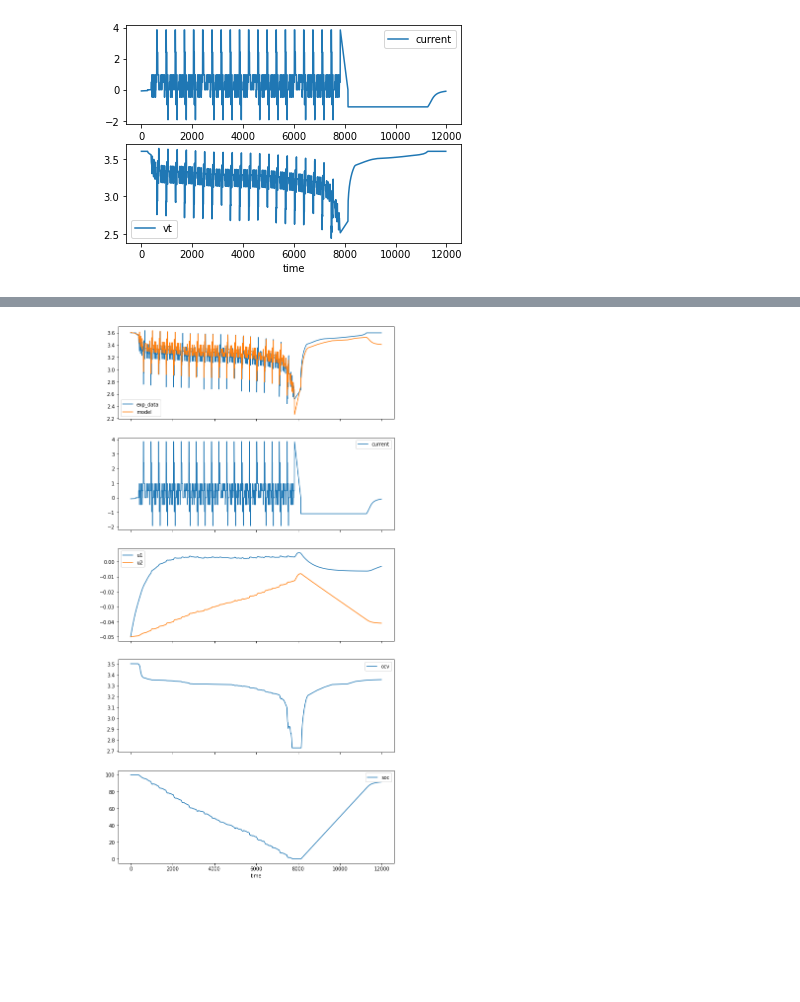
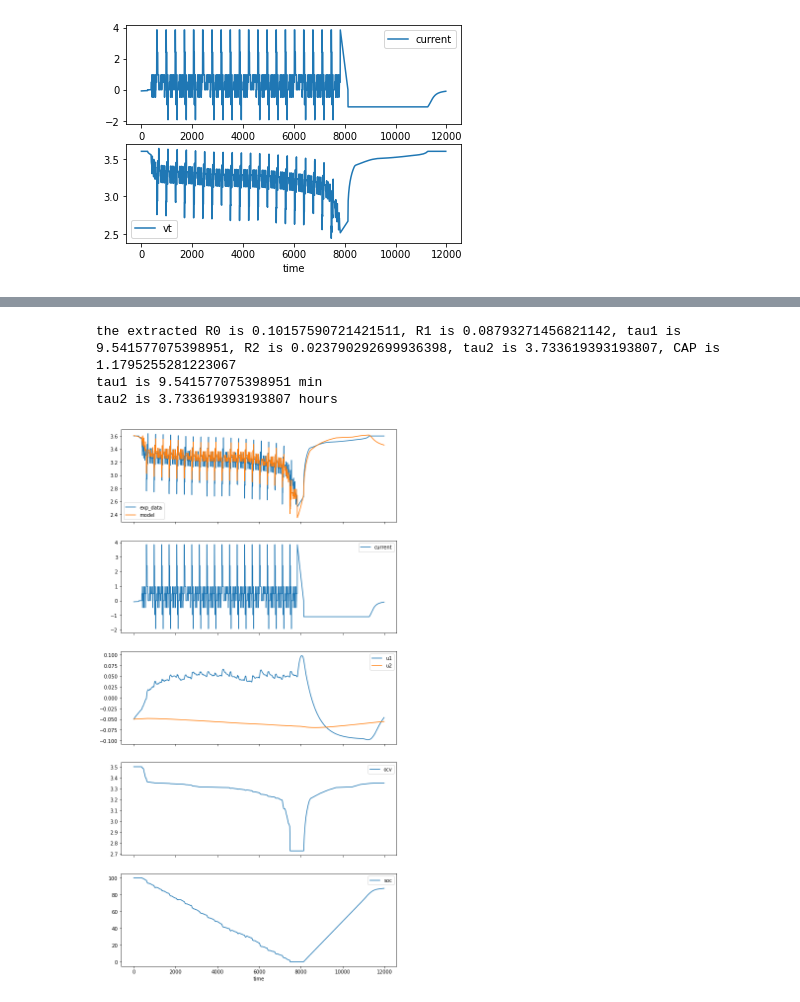
Before and after one commit to tonylee2016/batterylearn, a Jupyter notebook: notebook/param_extraction_cycling.ipynb, the cells around one changed output, grey strips where cells are left out. Cells and saved outputs as stored; diff of their text form; code cells hidden in the pictures; blank space fills up the shorter version.

Commit message:
normalize the variables for parameter extraction, reformat the codes

```diff
--- a/notebook/param_extraction_cycling.ipynb
+++ b/notebook/param_extraction_cycling.ipynb
@@ -142,9 +142,11 @@ config = {
     "solution_name": "sol1",
     "max_step":np.inf,
     'maxiter':50,
+    'maxfev':1000,
     'method':'Powell'}
 
-method = "diff"
+solver = "diff"
+
 bounds=(
     (1e-4, 1),
     (1e-4, 1),
@@ -153,3 +155,5 @@ bounds=(
     (1, 10),
     (0.9, 1.2),
 )
+
+res = l2.fit_parameters(names=("cell_model_sim", "d1"),config=config,x0=x0_sim,solver=solver,bounds=bounds)
@@ -156,5 +177,0 @@ bounds=(
-# %%
-res = l2.fit_parameters(("cell_model_sim", "d1"), config, x0_sim, method,bounds)
-print('the extracted R0 is {}, R1 is {}, C1 is {}, R2 is {}, C2 is {}, CAP is {}'.format(*res.x))
-print('tau1 is {} min'.format(res.x[2]))
-print('tau2 is {} hours'.format(res.x[4]))
@@ -179,33 +178,42 @@ tau2 is 4.90351922596978 hours
 # %%
+a = list(map(lambda x,y:(y[1] - y[0])*x+y[0], res.x, bounds))
+
+print('the extracted R0 is {}, R1 is {}, tau1 is {}, R2 is {}, tau2 is {}, CAP is {}'.format(*a))
+print('tau1 is {} min'.format(a[2]))
+print('tau2 is {} hours'.format(a[4]))
+
 param_exr = {
-    "R0": res.x[0],
-    "R1": res.x[1],
-    "tau1": res.x[2],
-    "R2": res.x[3],
-    "tau2": res.x[4],
-    "CAP": res.x[5],
+    "R0": a[0],
+    "R1": a[1],
+    "tau1": a[2],
+    "R2": a[3],
+    "tau2": a[4],
+    "CAP": a[5],
     "ce": 0.99,
     "v_limits": [1.5, 4.5],
     "SOC_RANGE": [0.0, 100.0],
 }
 
 m_exr = EcmCell(name="cell_model_exr", parameters=param_exr, curve=c1)
 
 s3 = Simulator(name="s3")
 s3.attach(d1).attach(m_exr)
 d3 = s3.run(("cell_model_exr", "d1"), x0_sim)
 
 fig,  ax = plt.subplots(5,1,sharex=True,figsize=(10,20))
 
 # ax[0].set_ylim(bottom=2.5,top=3.8)
 # ax[0].set_ylim(bottom=-.75,top=.1)
 d1.df.plot(ax=ax[0],x='time',y='vt',label='exp_data')
 d3.df.plot(ax=ax[0],x='time',y='vt',label='model' )
 d1.df.plot(ax=ax[1],x='time',y='current',label='current')
 d3.df.plot(ax=ax[2],x='time',y='u1',label='u1')
 d3.df.plot(ax=ax[2],x='time',y='u2',label='u2')
 d3.df.plot(ax=ax[3],x='time',y='ocv',label='ocv')
 d3.df.plot(ax=ax[4],x='time',y='soc',label='soc')
 plt.show()
 # %% [output]
+the extracted R0 is 0.10157590721421511, R1 is 0.08793271456821142, tau1 is 9.541577075398951, R2 is 0.023790292699936398, tau2 is 3.733619393193807, CAP is 1.1795255281223067
+tau1 is 9.541577075398951 min
+tau2 is 3.733619393193807 hours
-[figure, old version]
+[figure, new version]
```
Also changed, not shown: parts of 2 cells of this notebook, 3 other files.
